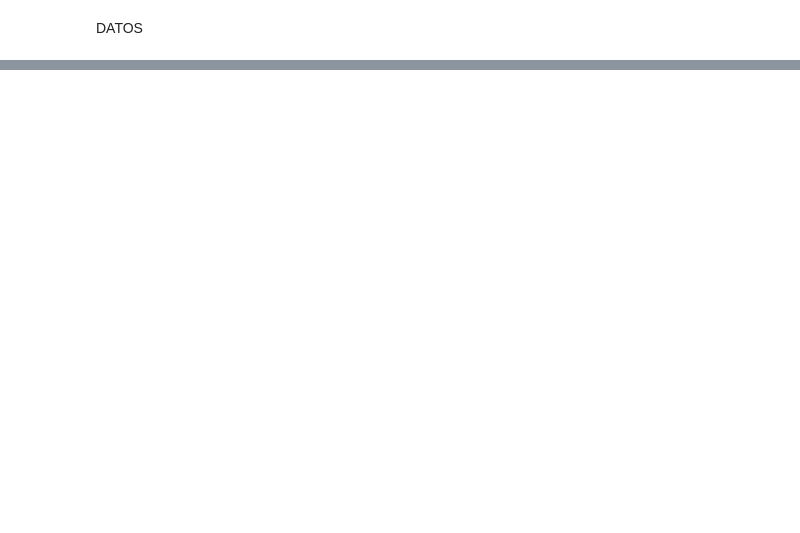
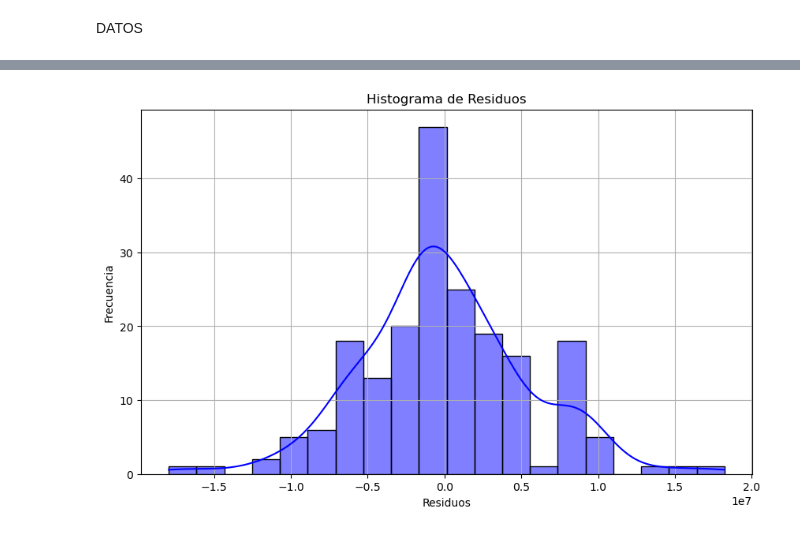
Before and after one commit to Andres-Fonseca/estadistica, a Jupyter notebook: estadistica_2.ipynb, the cells around one changed output, grey strips where cells are left out. Drawn from its saved outputs; the diff is of its cells as text; code cells hidden in the pictures; blank space fills up the shorter version.

```diff
--- a/estadistica_2.ipynb
+++ b/estadistica_2.ipynb
@@ -87,0 +269,11 @@ n2=n
+# %%
+# Histograma de residuos
+plt.figure(figsize=(10, 6))
+sns.histplot(residuos, kde=True, color='blue')
+plt.title('Histograma de Residuos')
+plt.xlabel('Residuos')
+plt.ylabel('Frecuencia')
+plt.grid(True)
+plt.show()
+# %% [output]
+[figure, added]
```
Also changed, not shown: parts of 37 cells of this notebook, 1 other file.
